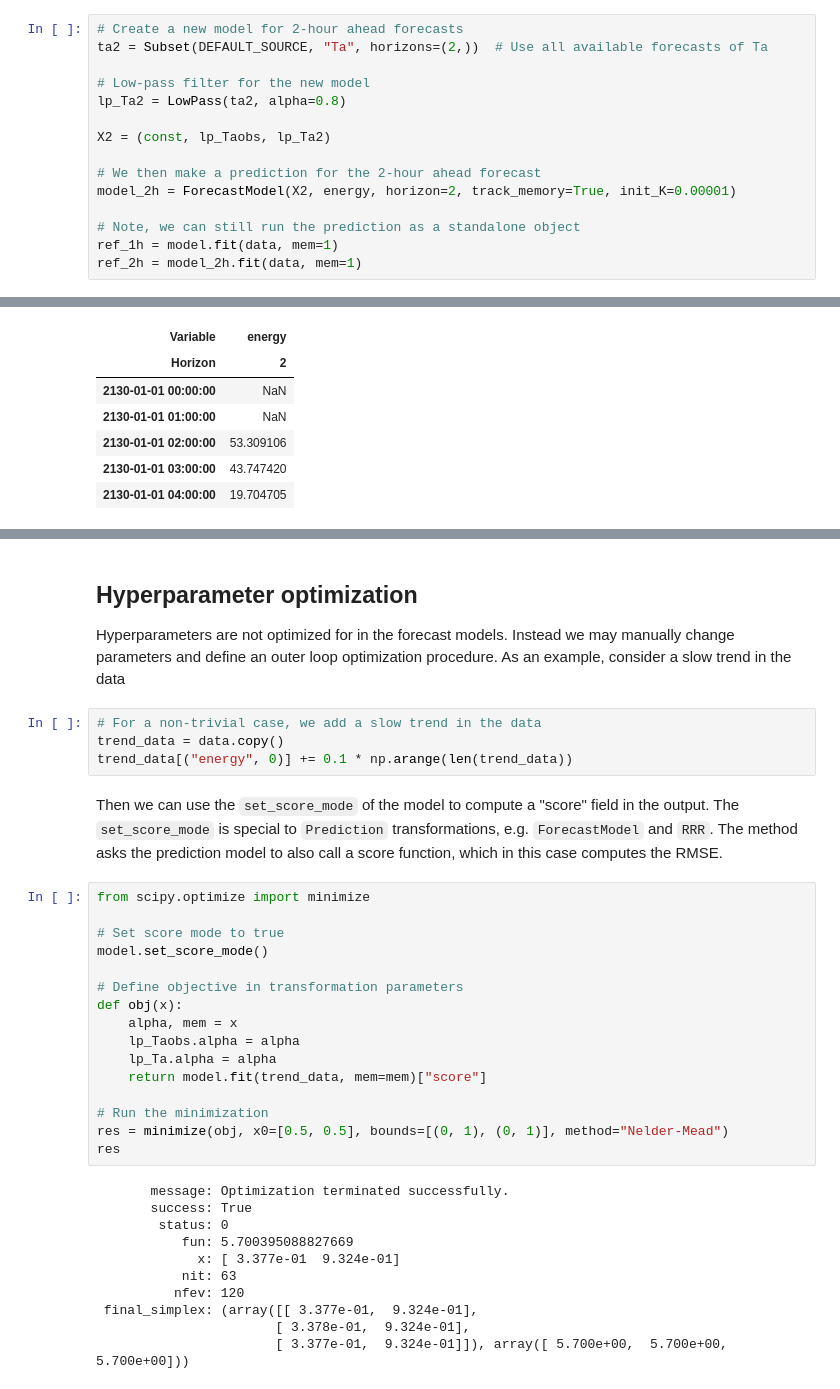
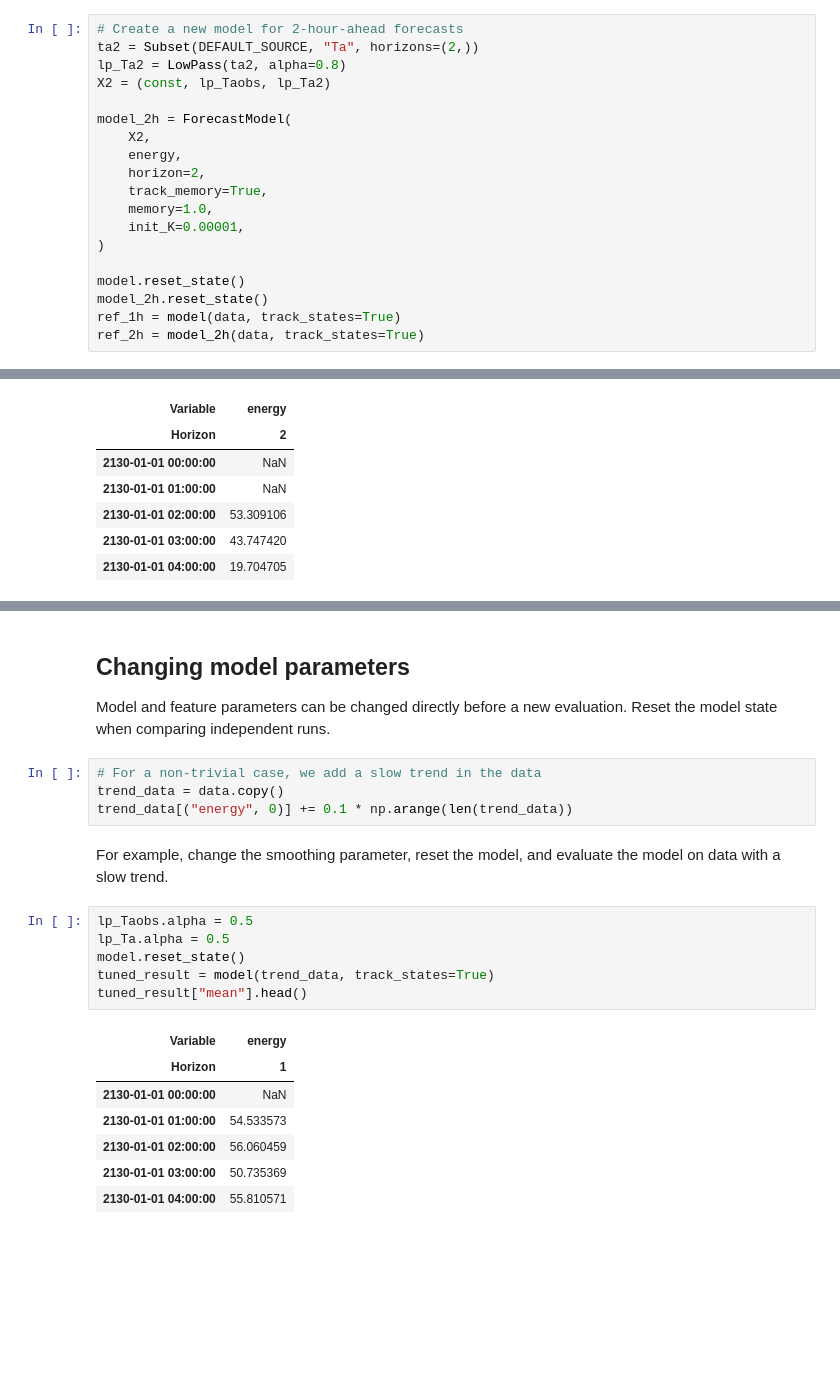
Before and after one commit to tobro-gh/PyOnlineForecast, a Jupyter notebook: docs/examples/forecast_example.ipynb, the cells around one changed output, grey strips where cells are left out. Saved outputs shown, nothing was run; the diff lists cells and outputs as text; blank space fills up the shorter version.

Commit message:
Updated docstrings, examples and documentation.

```diff
--- a/docs/examples/forecast_example.ipynb
+++ b/docs/examples/forecast_example.ipynb
@@ -194,16 +203,20 @@ When forecasting multiple horizons, several approaches are possible. One approac
 # %%
-# Create a new model for 2-hour ahead forecasts
-ta2 = Subset(DEFAULT_SOURCE, "Ta", horizons=(2,))  # Use all available forecasts of Ta
-
-# Low-pass filter for the new model
+# Create a new model for 2-hour-ahead forecasts
+ta2 = Subset(DEFAULT_SOURCE, "Ta", horizons=(2,))
 lp_Ta2 = LowPass(ta2, alpha=0.8)
-
 X2 = (const, lp_Taobs, lp_Ta2)
 
-# We then make a prediction for the 2-hour ahead forecast
-model_2h = ForecastModel(X2, energy, horizon=2, track_memory=True, init_K=0.00001)
+model_2h = ForecastModel(
+    X2,
+    energy,
+    horizon=2,
+    track_memory=True,
+    memory=1.0,
+    init_K=0.00001,
+)
 
-# Note, we can still run the prediction as a standalone object
-ref_1h = model.fit(data, mem=1)
-ref_2h = model_2h.fit(data, mem=1)
+model.reset_state()
+model_2h.reset_state()
+ref_1h = model(data, track_states=True)
+ref_2h = model_2h(data, track_states=True)
 # %% [markdown]
@@ -283,38 +290,25 @@ print(
 # %% [output]
 True
 # %% [markdown]
-## Hyperparameter optimization
-Hyperparameters are not optimized for in the forecast models. Instead we may manually change parameters and define an outer loop optimization procedure. As an example, consider a slow trend in the data
+## Changing model parameters
+Model and feature parameters can be changed directly before a new evaluation. Reset the model state when comparing independent runs.
 # %%
 # For a non-trivial case, we add a slow trend in the data
 trend_data = data.copy()
 trend_data[("energy", 0)] += 0.1 * np.arange(len(trend_data))
 # %% [markdown]
-Then we can use the ``set_score_mode`` of the model to compute a "score" field in the output. The ``set_score_mode`` is special to ``Prediction`` transformations, e.g. ``ForecastModel`` and ``RRR``. The method asks the prediction model to also call a score function, which in this case computes the RMSE.
+For example, change the smoothing parameter, reset the model, and evaluate the model on data with a slow trend.
 # %%
-from scipy.optimize import minimize
-
-# Set score mode to true
-model.set_score_mode()
-
-# Define objective in transformation parameters
-def obj(x):
-    alpha, mem = x
-    lp_Taobs.alpha = alpha
-    lp_Ta.alpha = alpha
-    return model.fit(trend_data, mem=mem)["score"]
-
-# Run the minimization
-res = minimize(obj, x0=[0.5, 0.5], bounds=[(0, 1), (0, 1)], method="Nelder-Mead")
-res
+lp_Taobs.alpha = 0.5
+lp_Ta.alpha = 0.5
+model.reset_state()
+tuned_result = model(trend_data, track_states=True)
+tuned_result["mean"].head()
 # %% [output]
-       message: Optimization terminated successfully.
-       success: True
-        status: 0
-           fun: 5.700395088827669
-             x: [ 3.377e-01  9.324e-01]
-           nit: 63
-          nfev: 120
- final_simplex: (array([[ 3.377e-01,  9.324e-01],
-                       [ 3.378e-01,  9.324e-01],
-                       [ 3.377e-01,  9.324e-01]]), array([ 5.700e+00,  5.700e+00,  5.700e+00]))
+| Variable | energy |
+| Horizon | 1 |
+| 2130-01-01 00:00:00 | NaN |
+| 2130-01-01 01:00:00 | 54.533573 |
+| 2130-01-01 02:00:00 | 56.060459 |
+| 2130-01-01 03:00:00 | 50.735369 |
+| 2130-01-01 04:00:00 | 55.810571 |
```
Also changed, not shown: parts of 16 cells of this notebook, 12 other files.
